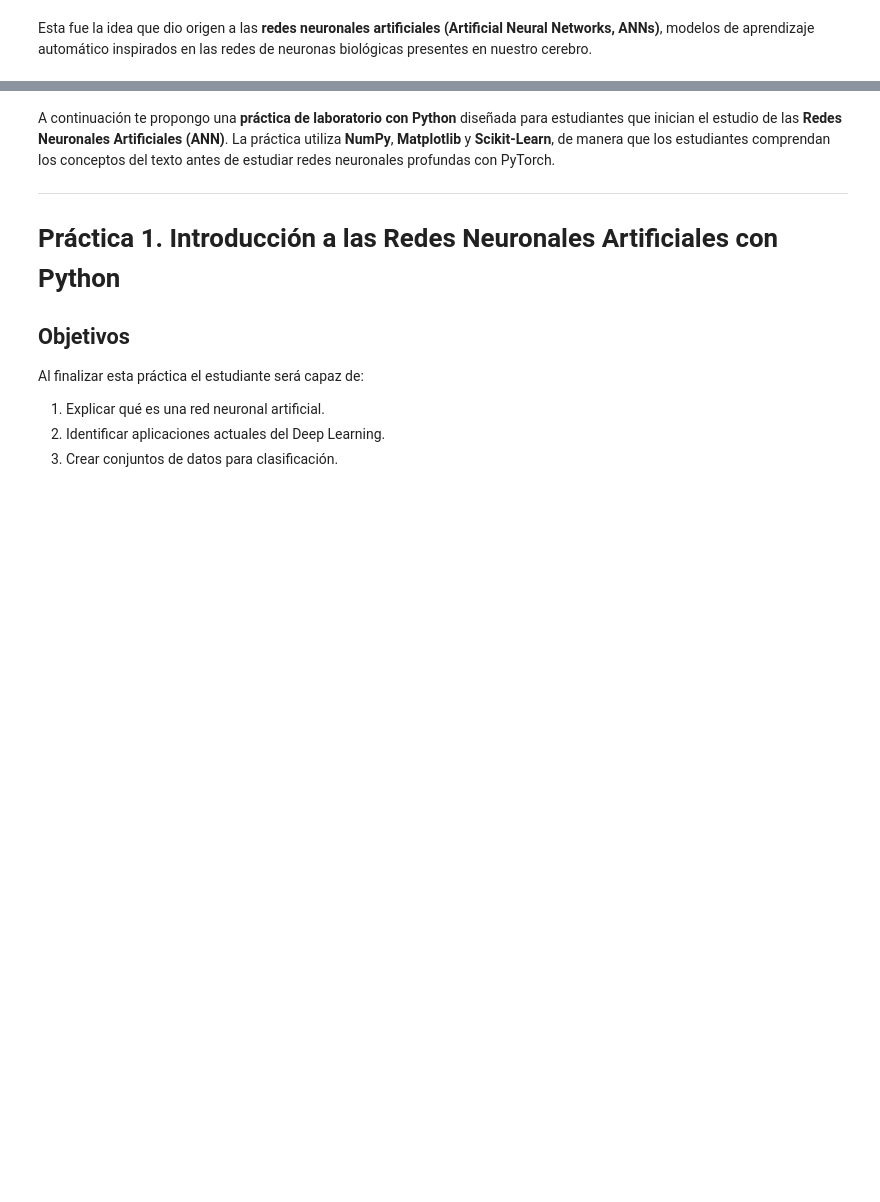
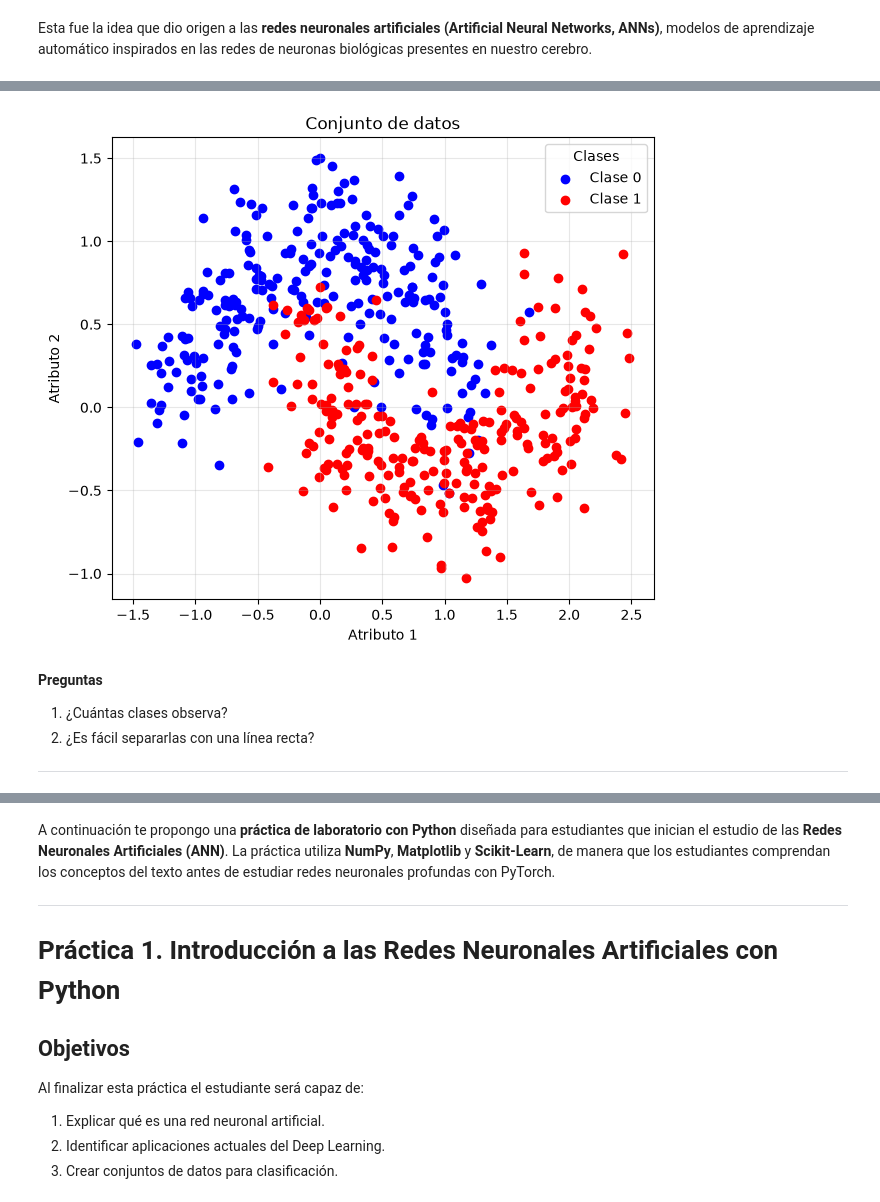
Before and after one commit to marco-canas/machine_learning_idalina, a Jupyter notebook: 6_redes_neuronales/1_scripts/redes_1_pag_316.ipynb, the cells around one changed output, grey strips where cells are left out. Cells and saved outputs as stored; diff of their text form; code cells hidden in the pictures; blank space fills up the shorter version.

```diff
--- a/6_redes_neuronales/1_scripts/redes_1_pag_316.ipynb
+++ b/6_redes_neuronales/1_scripts/redes_1_pag_316.ipynb
@@ -18,0 +142,46 @@ En este capítulo implementaremos perceptrones multicapa sencillos utilizando **
+# %%
+import matplotlib.pyplot as plt
+
+plt.figure(figsize=(7,6))
+
+# Clase 0
+plt.scatter(
+    X[y == 0, 0],
+    X[y == 0, 1],
+    color="blue",
+    label="Clase 0"
+)
+
+# Clase 1
+plt.scatter(
+    X[y == 1, 0],
+    X[y == 1, 1],
+    color="red",
+    label="Clase 1"
+)
+
+plt.xlabel("Atributo 1")
+plt.ylabel("Atributo 2")
+plt.title("Conjunto de datos")
+
+# Mostrar la leyenda
+plt.legend(title="Clases")
+
+plt.grid(alpha=0.3)
+
+plt.savefig(
+    r"C:\Users\marco\Downloads\conjunto_datos.png",
+    dpi=300,
+    bbox_inches="tight"
+)
+
+plt.show()
+# %% [output]
+[figure, added]
+# %% [markdown]
+**Preguntas**
+
+1. ¿Cuántas clases observa?
+2. ¿Es fácil separarlas con una línea recta?
+
+---
```
Also changed, not shown: parts of 52 cells of this notebook, 1 other file.
